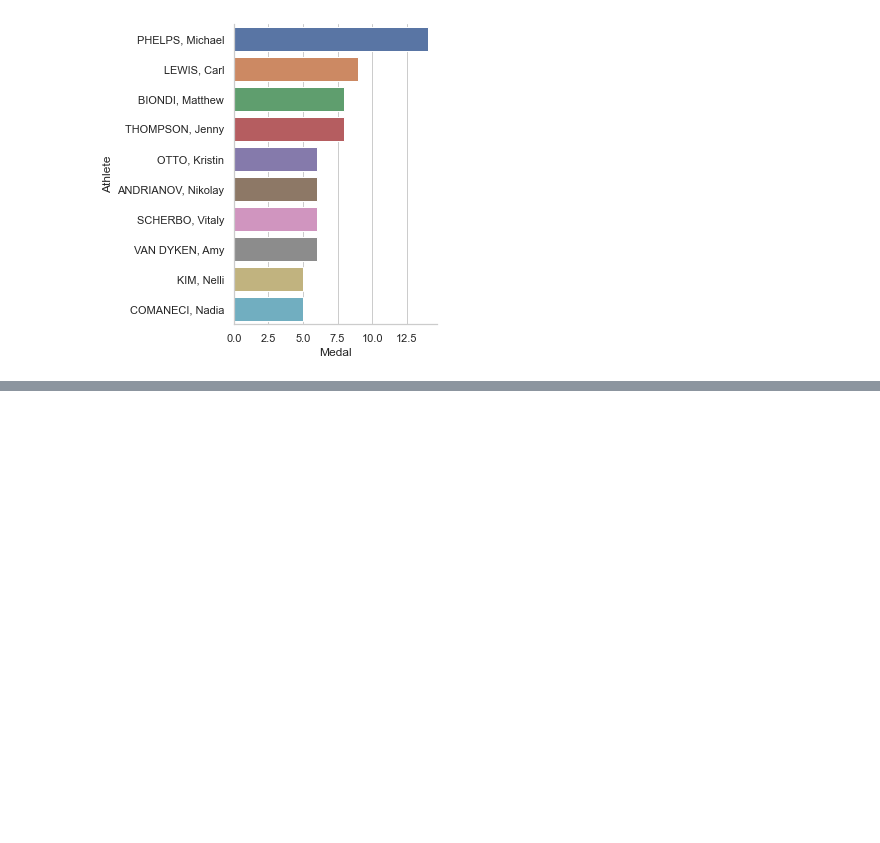
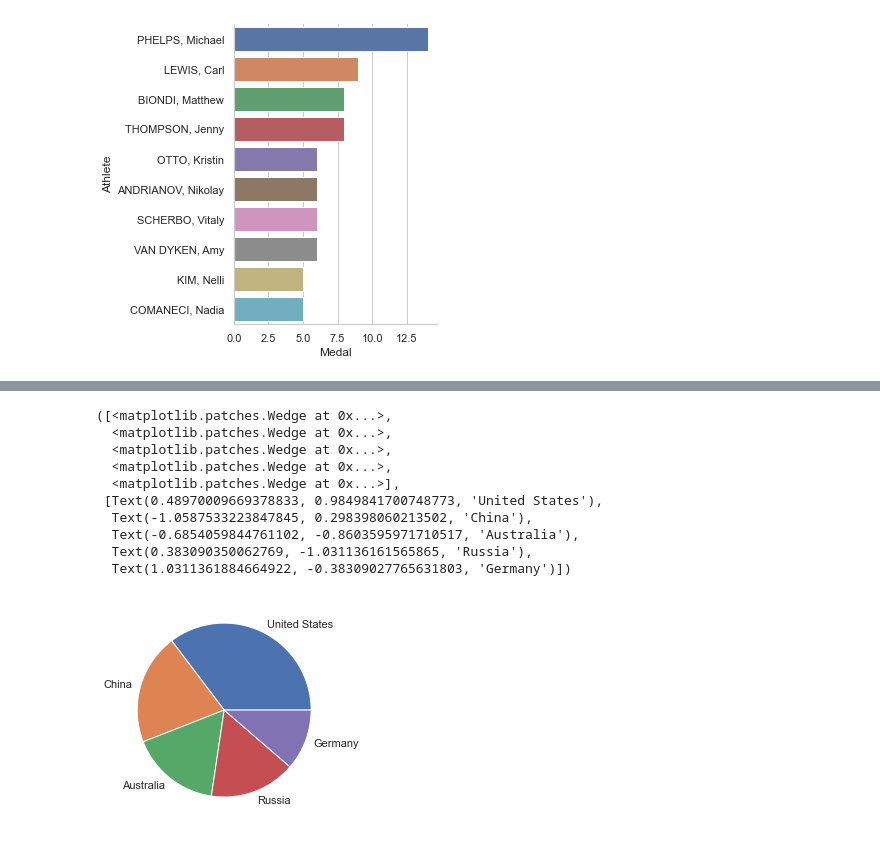
Before and after one commit to liyaSileshi/Summer-Olympics, a Jupyter notebook: notebooks/olympics.ipynb, the cells around one changed output, grey strips where cells are left out. Cells and saved outputs as stored; diff of their text form; code cells hidden in the pictures; blank space fills up the shorter version.

```diff
--- a/notebooks/olympics.ipynb
+++ b/notebooks/olympics.ipynb
@@ -152,0 +166,11 @@ sns.factorplot(x = 'Medal', y = 'Country', data = gold_df, kind = 'bar')
+# %%
+#drop the Nan value in year
+#FILTER YEARS WITH NO NAN VALUES
+df = df[df['Year'].notna()]
+
+#Convert year values from float to int
+df.Year = df.Year.astype(int)
+
+#new df with datas only yr 2008
+y2008 = df[df.Year == 2008]
+y2008.head()
@@ -152,0 +184,7 @@ sns.factorplot(x = 'Medal', y = 'Country', data = gold_df, kind = 'bar')
+# %%
+#use groupby on the new dataframe and obtain count of medals for each country
+y08 = pd.DataFrame(y2008.groupby(['Country'])['Medal'].count().sort_values(ascending = False)).reset_index()
+
+#top 5
+y08 = y08.iloc[:5]
+y08
@@ -152,0 +198,15 @@ sns.factorplot(x = 'Medal', y = 'Country', data = gold_df, kind = 'bar')
+# %%
+#pie chart
+plt.pie(y08['Medal'].values, labels = y08['Country'])
+# %% [output]
+([<matplotlib.patches.Wedge at 0x...>,
+  <matplotlib.patches.Wedge at 0x...>,
+  <matplotlib.patches.Wedge at 0x...>,
+  <matplotlib.patches.Wedge at 0x...>,
+  <matplotlib.patches.Wedge at 0x...>],
+ [Text(0.48970009669378833, 0.9849841700748773, 'United States'),
+  Text(-1.0587533223847845, 0.298398060213502, 'China'),
+  Text(-0.6854059844761102, -0.8603595971710517, 'Australia'),
+  Text(0.383090350062769, -1.031136161565865, 'Russia'),
+  Text(1.0311361884664922, -0.38309027765631803, 'Germany')])
+[figure, added]
```
Also changed, not shown: parts of 10 cells of this notebook.
